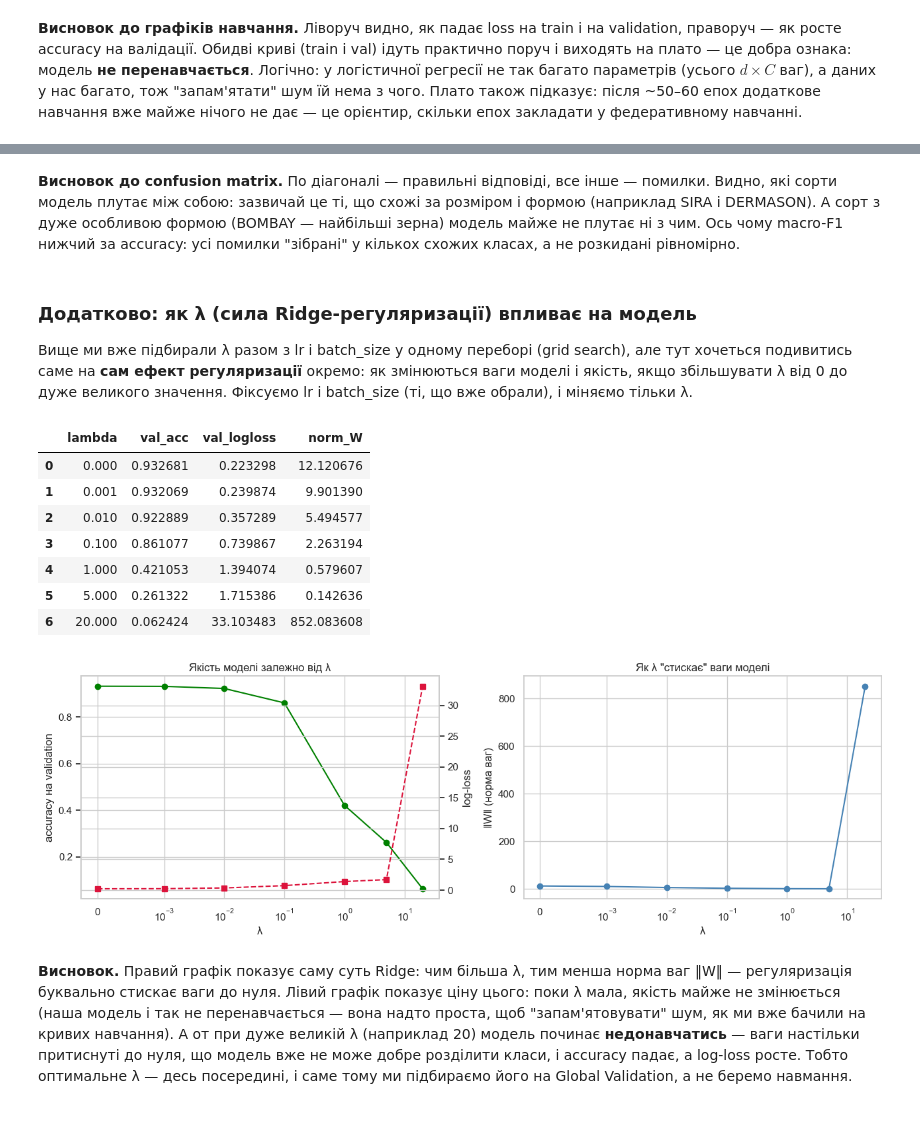
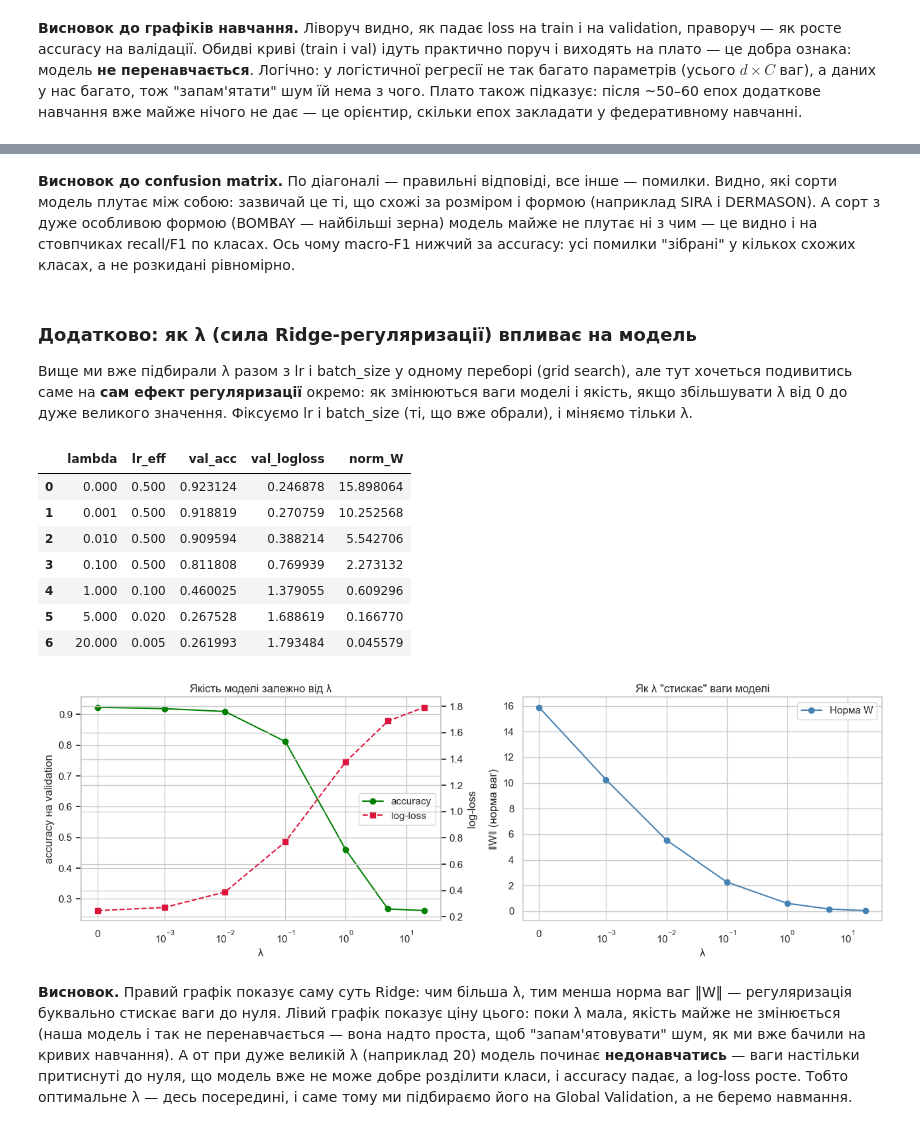
Before and after one commit to AlinaPavlenk18/machine-learning, a Jupyter notebook: lab2/lab_2.ipynb, the cells around one changed output, grey strips where cells are left out. Drawn from its saved outputs; the diff is of its cells as text; code cells hidden in the pictures.

```diff
--- a/lab2/lab_2.ipynb
+++ b/lab2/lab_2.ipynb
@@ -73,10 +73,15 @@ print(df.dtypes)
 print("\n--- Пропущені значення ---")
 print(df.isna().sum().sum(), "пропущених значень усього")
 print("\n--- Дублікати ---")
-print(df.duplicated().sum(), "повних дублікатів")
+n_dup = int(df.duplicated().sum())
+print(f"{n_dup} повних дублікатів ({n_dup / len(df) * 100:.2f}%)")
+if n_dup:
+    df = df.drop_duplicates().reset_index(drop=True)
+    print("Розмір після видалення дублікатів:", df.shape)
+
 print("\n--- Розподіл цільової змінної ---")
 print(df[TARGET].value_counts())
-print("\nЧастки класів:")
+print("\nЧастки класів, %:")
 print((df[TARGET].value_counts(normalize=True) * 100).round(2))
 # %% [output]
 --- Типи ознак ---
@@ -259,6 +370,16 @@ for p in pairs:
 from sklearn.feature_selection import f_classif
 
 F, pval = f_classif(X_pool.values, y_pool)
-imp = pd.DataFrame({"feature": num_cols, "F_score": F}).sort_values("F_score", ascending=False)
-imp.head(20)
+imp = (pd.DataFrame({"feature": num_cols, "F_score": F, "p_value": pval})
+         .sort_values("F_score", ascending=False)
+         .reset_index(drop=True))
+
+fig, ax = plt.subplots(figsize=(9, 5.5))
+ax.barh(imp["feature"][::-1], imp["F_score"][::-1], color="steelblue", edgecolor="black")
+ax.set_xlabel("ANOVA F-score (чим більше — тим сильніше ознака пов'язана з класом)")
+ax.set_title("Сила зв'язку ознака → клас (тільки FL Train Pool)")
+plt.tight_layout()
+plt.show()
+
+display(imp.head(20))
 # %% [output]
@@ -510,6 +724,9 @@ Global Test не чіпаємо до самого кінця.
 # %%
 def evaluate(model, X, y, name=""):
     proba = model.predict_proba(X)
+    proba = np.nan_to_num(proba, nan=1.0 / C, posinf=1.0, neginf=0.0)
+    proba = np.clip(proba, 1e-12, 1.0)
+    proba = proba / proba.sum(axis=1, keepdims=True)
     pred = np.argmax(proba, axis=1)
     return {
         "model": name,
@@ -614,9 +851,10 @@ weighted avg       0.92      0.92      0.92      2042
 **Висновок до confusion matrix.** По діагоналі — правильні відповіді,
 все інше — помилки. Видно, які сорти модель плутає між собою: зазвичай це ті,
 що схожі за розміром і формою (наприклад SIRA і DERMASON). А сорт з дуже
-особливою формою (BOMBAY — найбільші зерна) модель майже не плутає ні з чим.
-Ось чому macro-F1 нижчий за accuracy: усі помилки "зібрані" у кількох схожих
-класах, а не розкидані рівномірно.
+особливою формою (BOMBAY — найбільші зерна) модель майже не плутає ні з чим —
+це видно і на стовпчиках recall/F1 по класах. Ось чому macro-F1 нижчий за
+accuracy: усі помилки "зібрані" у кількох схожих класах, а не розкидані
+рівномірно.
 # %% [markdown]
 ### Додатково: як λ (сила Ridge-регуляризації) впливає на модель
 
@@ -628,42 +866,51 @@ weighted avg       0.92      0.92      0.92      2042
 lambdas = [0.0, 0.001, 0.01, 0.1, 1.0, 5.0, 20.0]
 lam_rows = []
 for lam in lambdas:
-    m = SoftmaxRegression(Xp_s.shape[1], C, lr=BEST_LR, lam=lam, batch_size=BEST_BS)
+    lr_eff = BEST_LR if lam <= 0.1 else min(BEST_LR, 0.1 / lam)
+    m = SoftmaxRegression(Xp_s.shape[1], C, lr=lr_eff, lam=lam, batch_size=BEST_BS)
     m.fit(Xp_s, y_pool, epochs=40, track=False)
     r = evaluate(m, Xv_s, y_val)
-    lam_rows.append({"lambda": lam, "val_acc": r["accuracy"],
+    lam_rows.append({"lambda": lam, "lr_eff": lr_eff, "val_acc": r["accuracy"],
                      "val_logloss": r["log_loss"], "norm_W": np.linalg.norm(m.W)})
 
 lam_df = pd.DataFrame(lam_rows)
 lam_df
 # %% [output]
-|  | lambda | val_acc | val_logloss | norm_W |
-| 0 | 0.000 | 0.932681 | 0.223298 | 12.120676 |
-| 1 | 0.001 | 0.932069 | 0.239874 | 9.901390 |
-| 2 | 0.010 | 0.922889 | 0.357289 | 5.494577 |
-| 3 | 0.100 | 0.861077 | 0.739867 | 2.263194 |
-| 4 | 1.000 | 0.421053 | 1.394074 | 0.579607 |
-| 5 | 5.000 | 0.261322 | 1.715386 | 0.142636 |
-| 6 | 20.000 | 0.062424 | 33.103483 | 852.083608 |
+|  | lambda | lr_eff | val_acc | val_logloss | norm_W |
+| 0 | 0.000 | 0.500 | 0.923124 | 0.246878 | 15.898064 |
+| 1 | 0.001 | 0.500 | 0.918819 | 0.270759 | 10.252568 |
+| 2 | 0.010 | 0.500 | 0.909594 | 0.388214 | 5.542706 |
+| 3 | 0.100 | 0.500 | 0.811808 | 0.769939 | 2.273132 |
+| 4 | 1.000 | 0.100 | 0.460025 | 1.379055 | 0.609296 |
+| 5 | 5.000 | 0.020 | 0.267528 | 1.688619 | 0.166770 |
+| 6 | 20.000 | 0.005 | 0.261993 | 1.793484 | 0.045579 |
 # %%
 fig, ax = plt.subplots(1, 2, figsize=(13, 4.5))
 
 ax[0].plot(lam_df["lambda"], lam_df["val_acc"], "o-", color="green", label="accuracy")
 ax[0].set_xscale("symlog", linthresh=0.001)
 ax[0].set_xlabel("λ"); ax[0].set_ylabel("accuracy на validation")
+
 ax2 = ax[0].twinx()
 ax2.plot(lam_df["lambda"], lam_df["val_logloss"], "s--", color="crimson", label="log-loss")
 ax2.set_ylabel("log-loss")
 ax[0].set_title("Якість моделі залежно від λ")
 
-ax[1].plot(lam_df["lambda"], lam_df["norm_W"], "o-", color="steelblue")
+lines_1, labels_1 = ax[0].get_legend_handles_labels()
+lines_2, labels_2 = ax2.get_legend_handles_labels()
+ax[0].legend(lines_1 + lines_2, labels_1 + labels_2, loc="center right")
+
+ax[1].plot(lam_df["lambda"], lam_df["norm_W"], "o-", color="steelblue", label="Норма W")
 ax[1].set_xscale("symlog", linthresh=0.001)
 ax[1].set_xlabel("λ"); ax[1].set_ylabel("‖W‖ (норма ваг)")
 ax[1].set_title('Як λ "стискає" ваги моделі')
 
-plt.tight_layout(); plt.show()
+ax[1].legend(loc="best")
+
+plt.tight_layout()
+plt.show()
 # %% [output]
-[figure, old version]
+[figure, new version]
 # %% [markdown]
 **Висновок.** Правий графік показує саму суть Ridge: чим більша λ, тим
 менша норма ваг ‖W‖ — регуляризація буквально стискає ваги до нуля. Лівий
```
Also changed, not shown: parts of 33 cells of this notebook.
